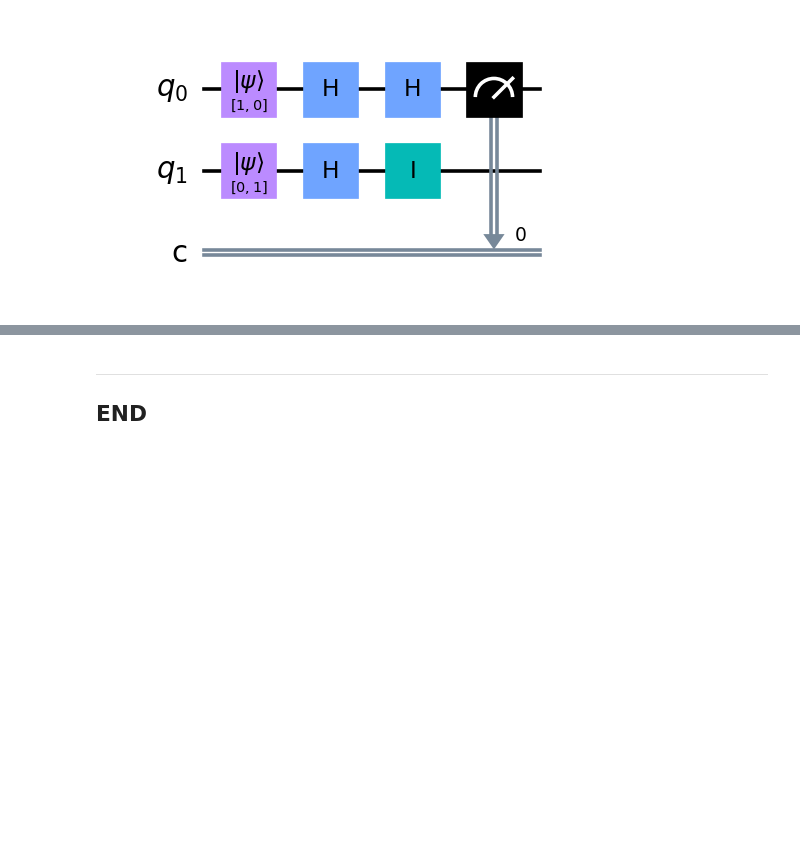
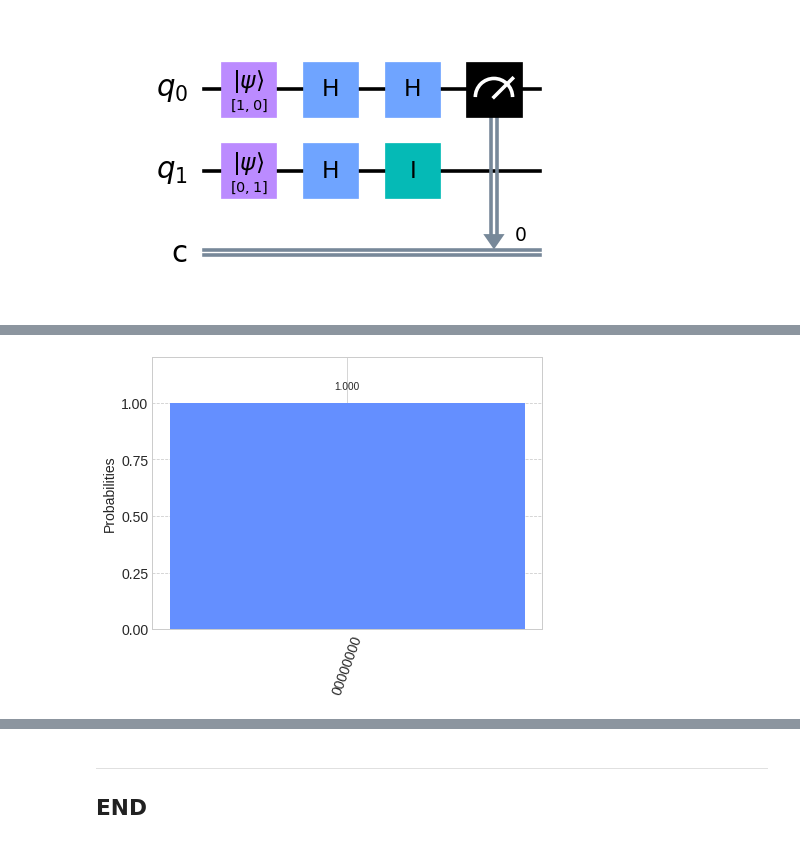
Before and after one commit to Panachaijames/EmergingTechAssignment, a Jupyter notebook: quantum-deutsch.ipynb, the cells around one changed output, grey strips where cells are left out. Cells and saved outputs as stored; diff of their text form; code cells hidden in the pictures; blank space fills up the shorter version.

```diff
--- a/quantum-deutsch.ipynb
+++ b/quantum-deutsch.ipynb
@@ -23,0 +36,5 @@ Image(url= "https://research-assets.cbinsights.com/2020/12/22124918/Quantum_comp
+# %%
+# Plots size.
+plt.rcParams['figure.figsize'] = (20, 10)
+# Plot style.
+plt.style.use('seaborn-whitegrid')
@@ -169,0 +601,4 @@ circuit.draw(output='mpl', scale=1.8)
+# %%
+qc_output = QuantumCircuit(8)
+# %%
+qc_output.measure_all()
@@ -169,0 +627,7 @@ circuit.draw(output='mpl', scale=1.8)
+# %%
+sim = Aer.get_backend('aer_simulator')
+result = sim.run(qc_output).result()
+counts = result.get_counts()
+plot_histogram(counts)
+# %% [output]
+[figure, added]
```
Also changed, not shown: parts of 101 cells of this notebook.
